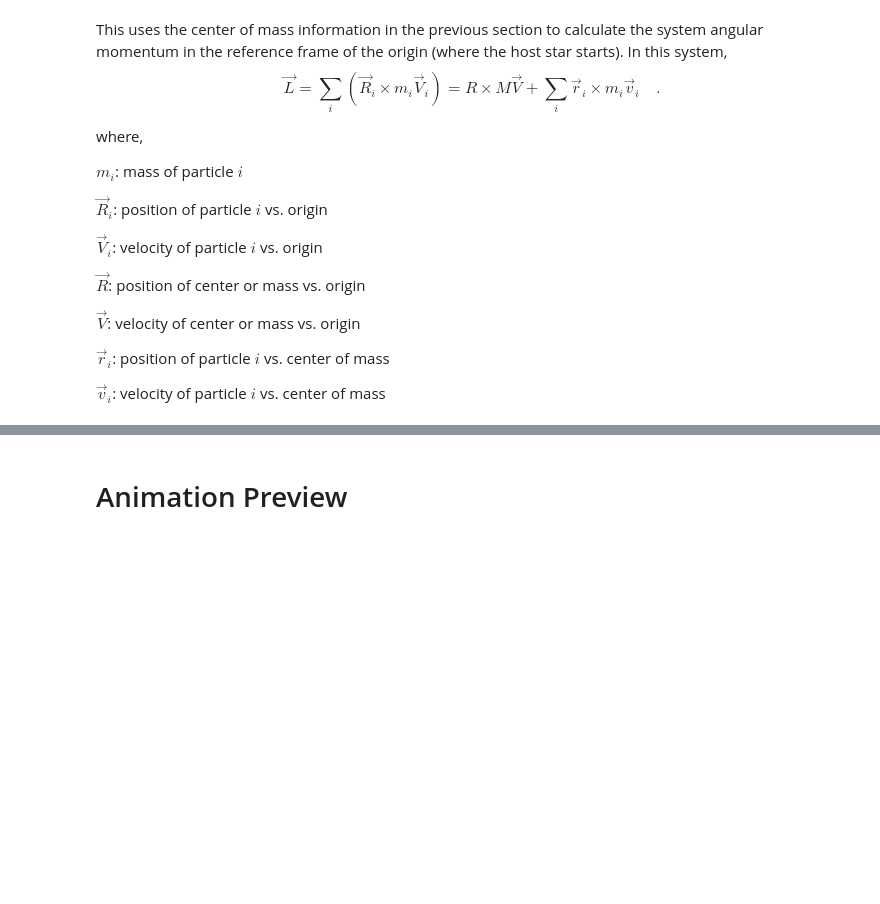
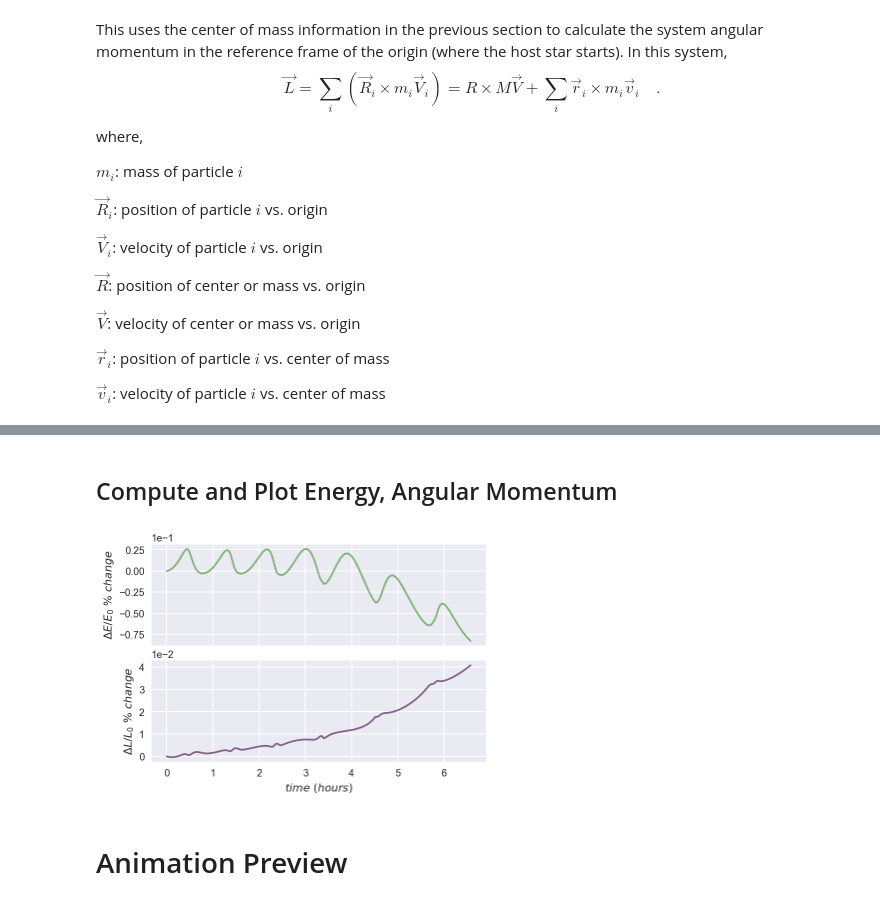
Before and after one commit to icweaver/moon-orbit, a Jupyter notebook: orbit.ipynb, the cells around one changed output, grey strips where cells are left out. Drawn from its saved outputs; the diff is of its cells as text; code cells hidden in the pictures; blank space fills up the shorter version.

```diff
--- a/orbit.ipynb
+++ b/orbit.ipynb
@@ -259,8 +326,0 @@ def get_L(R, m, V):
-# %%
-L_list = []
-for t in range(len(m1_coord)):
-    R_list = [m1_coord[t,:][:2], m2_coord[t,:][:2], m3_coord[t,:][:2]]
-    m_list = [m_1, m_2, m_3]
-    V_list = [m1_coord[t,:][2:], m2_coord[t,:][2:], m3_coord[t,:][2:]]
-    L = get_L(R_list, m_list, V_list)
-    L_list.append(L)
@@ -364,2 +327,62 @@ plt.show()
+# %% [markdown]
+## Compute and Plot Energy, Angular Momentum
+# %%
+###########################################
+# Calculate
+###########################################
+m_1 = host_mass
+m_2 = scndry_mass
+m_3 = cmpn_mass
+
+total_U = [] # compute potential energy over time
+for t in range(len(time)):
+    U_1 = get_U(m_1, m1_coord[t][:2], m_2, m2_coord[t][:2], m_3, m3_coord[t][:2])
+    U_2 = get_U(m_2, m2_coord[t][:2], m_1, m1_coord[t][:2], m_2, m2_coord[t][:2])
+    U_3 = get_U(m_3, m3_coord[t][:2], m_1, m1_coord[t][:2], m_2, m2_coord[t][:2])
+
+    U_tot = U_1 + U_2 + U_3
+    total_U.append(U_tot)
+total_U = np.array(total_U)
+
+total_K = [] # compute kinetic energy over time
+for t in range(len(time)):
+    K_t = get_K(m_1, m_2, m_3, t)
+    total_K.append(K_t)
+total_K = np.array(total_K)
+total_E = np.array(total_K + total_U)
+
+total_L = [] # computer system angular momentum over time
+for t in range(len(m1_coord)):
+    R_list = [m1_coord[t,:][:2], m2_coord[t,:][:2], m3_coord[t,:][:2]]
+    m_list = [m_1, m_2, m_3]
+    V_list = [m1_coord[t,:][2:], m2_coord[t,:][2:], m3_coord[t,:][2:]]
+    L = get_L(R_list, m_list, V_list)
+    total_L.append(L)
+total_L = np.array(total_L)
+
+###########################################
+# Plot
+###########################################
+fig, ax = plt.subplots(2, 1, figsize=(6,4), sharex=True)
+
+t = (time * u.s).to('hr')
+
+ax[0].plot(t, 1E2*(total_E - total_E[0]) / total_E[0], \
+          color = sns.xkcd_palette(["faded green"])[0])
+ax[0].set_ylabel(r'$\Delta E / E_0\ \% \ change$')
+
+
+ax[1].plot(t, 1E2*(total_L - total_L[0]) / total_L[0], \
+          color = sns.xkcd_palette(["dusty purple"])[0])
+ax[1].set_xlabel(r'$time\ (hours)$')
+ax[1].set_ylabel(r'$\Delta L / L_0\ \%\ change$')
+
+ax[0].yaxis.get_major_formatter().set_powerlimits((0, 1))
+ax[1].yaxis.get_major_formatter().set_powerlimits((0, 1))
+
+plt.subplots_adjust(hspace=.15)
+#fig.tight_layout()
+# %% [output]
+[figure, added]
 # %% [markdown]
 # Animation Preview
```
Also changed, not shown: parts of 20 cells of this notebook, 2 other files.
